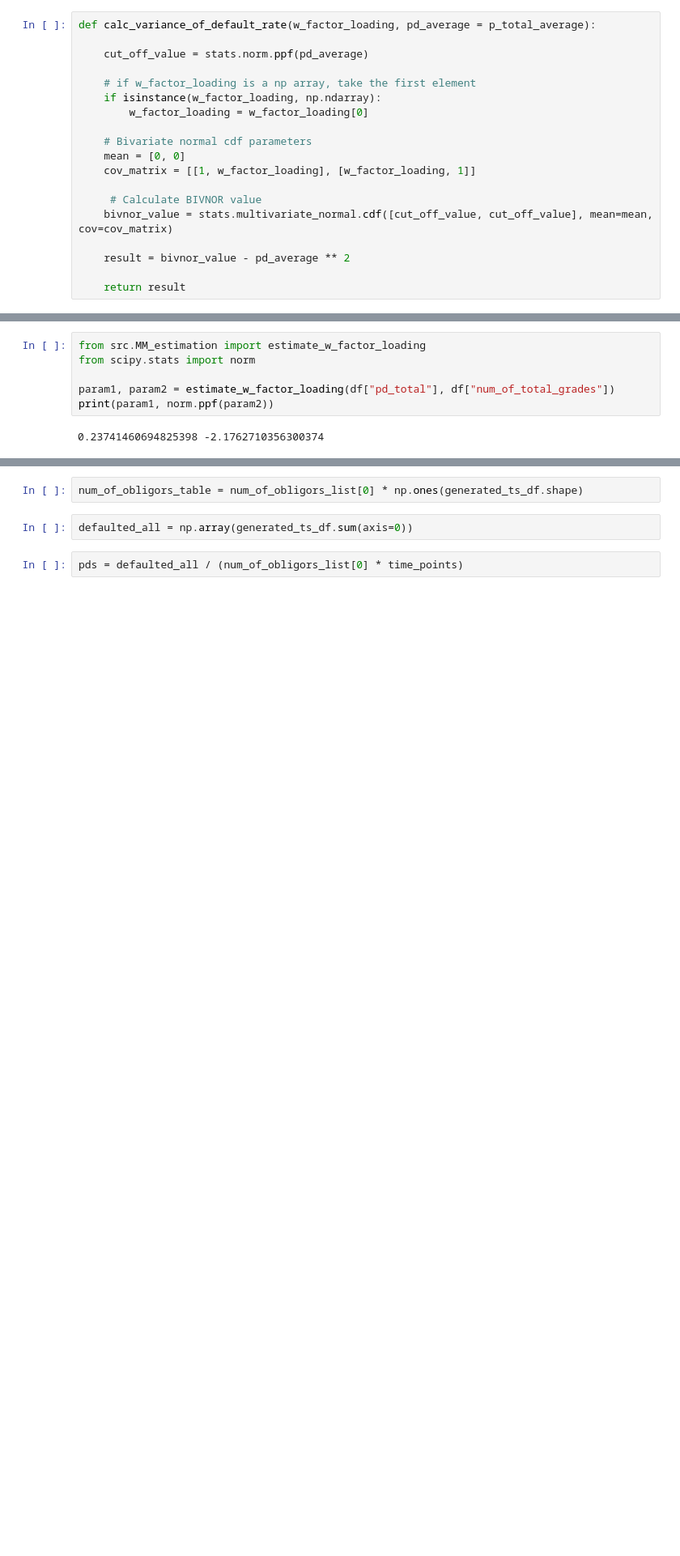
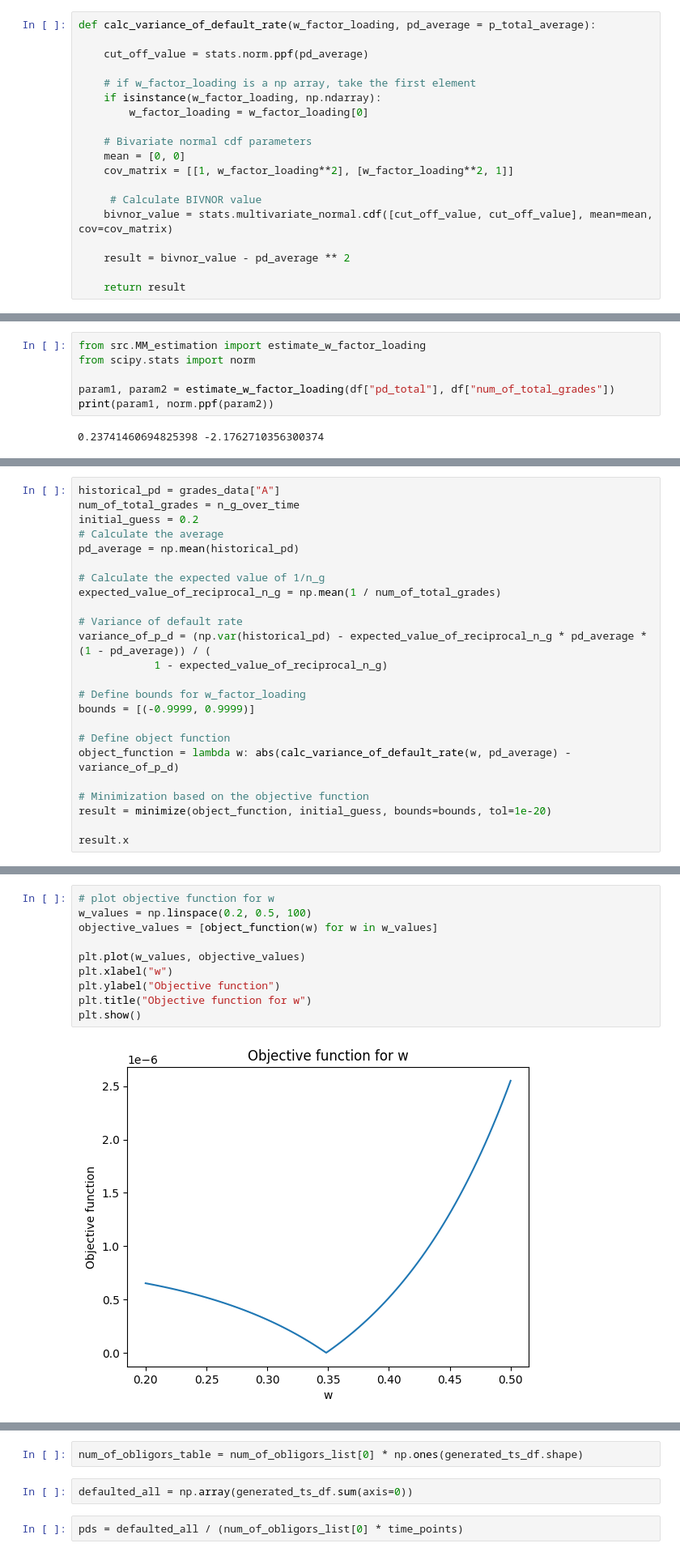
Before and after one commit to PeterKiss18/VasicekPDModel, a Jupyter notebook: MM_parameter_estimation.ipynb, the cells around one changed output, grey strips where cells are left out. Shown at 81% size. Cells and saved outputs as stored; diff of their text form; blank space fills up the shorter version.

```diff
--- a/MM_parameter_estimation.ipynb
+++ b/MM_parameter_estimation.ipynb
@@ -89,7 +103,7 @@ def calc_variance_of_default_rate(w_factor_loading, pd_average = p_total_average
 
     # Bivariate normal cdf parameters
     mean = [0, 0]
-    cov_matrix = [[1, w_factor_loading], [w_factor_loading, 1]]
+    cov_matrix = [[1, w_factor_loading**2], [w_factor_loading**2, 1]]
 
      # Calculate BIVNOR value
     bivnor_value = stats.multivariate_normal.cdf([cut_off_value, cut_off_value], mean=mean, cov=cov_matrix)
@@ -198,0 +245,24 @@ print(param1, norm.ppf(param2))
+# %%
+historical_pd = grades_data["A"]
+num_of_total_grades = n_g_over_time
+initial_guess = 0.2
+# Calculate the average
+pd_average = np.mean(historical_pd)
+
+# Calculate the expected value of 1/n_g
+expected_value_of_reciprocal_n_g = np.mean(1 / num_of_total_grades)
+
+# Variance of default rate
+variance_of_p_d = (np.var(historical_pd) - expected_value_of_reciprocal_n_g * pd_average * (1 - pd_average)) / (
+            1 - expected_value_of_reciprocal_n_g)
+
+# Define bounds for w_factor_loading
+bounds = [(-0.9999, 0.9999)]
+
+# Define object function
+object_function = lambda w: abs(calc_variance_of_default_rate(w, pd_average) - variance_of_p_d)
+
+# Minimization based on the objective function
+result = minimize(object_function, initial_guess, bounds=bounds, tol=1e-20)
+
+result.x
@@ -198,0 +271,12 @@ print(param1, norm.ppf(param2))
+# %%
+# plot objective function for w
+w_values = np.linspace(0.2, 0.5, 100)
+objective_values = [object_function(w) for w in w_values]
+
+plt.plot(w_values, objective_values)
+plt.xlabel("w")
+plt.ylabel("Objective function")
+plt.title("Objective function for w")
+plt.show()
+# %% [output]
+[figure, added]
```
Also changed, not shown: parts of 51 cells of this notebook.
